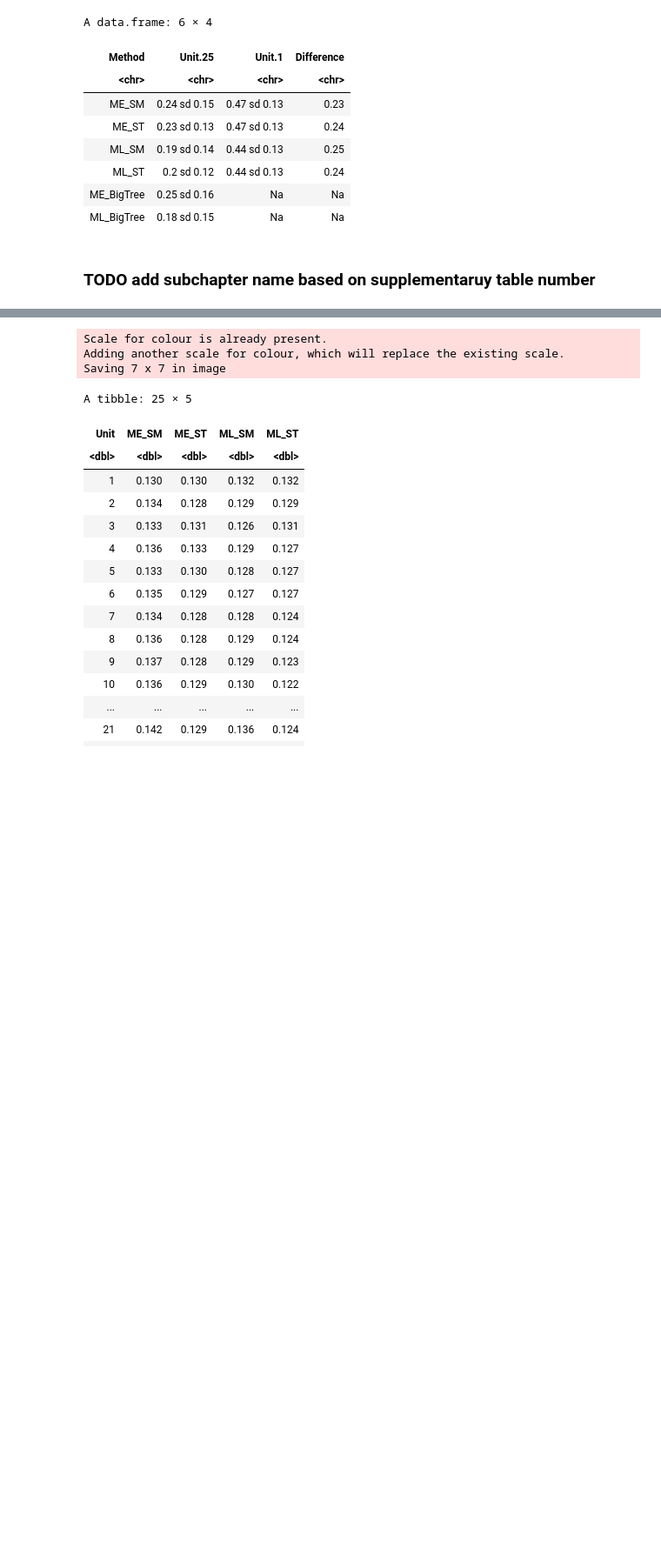
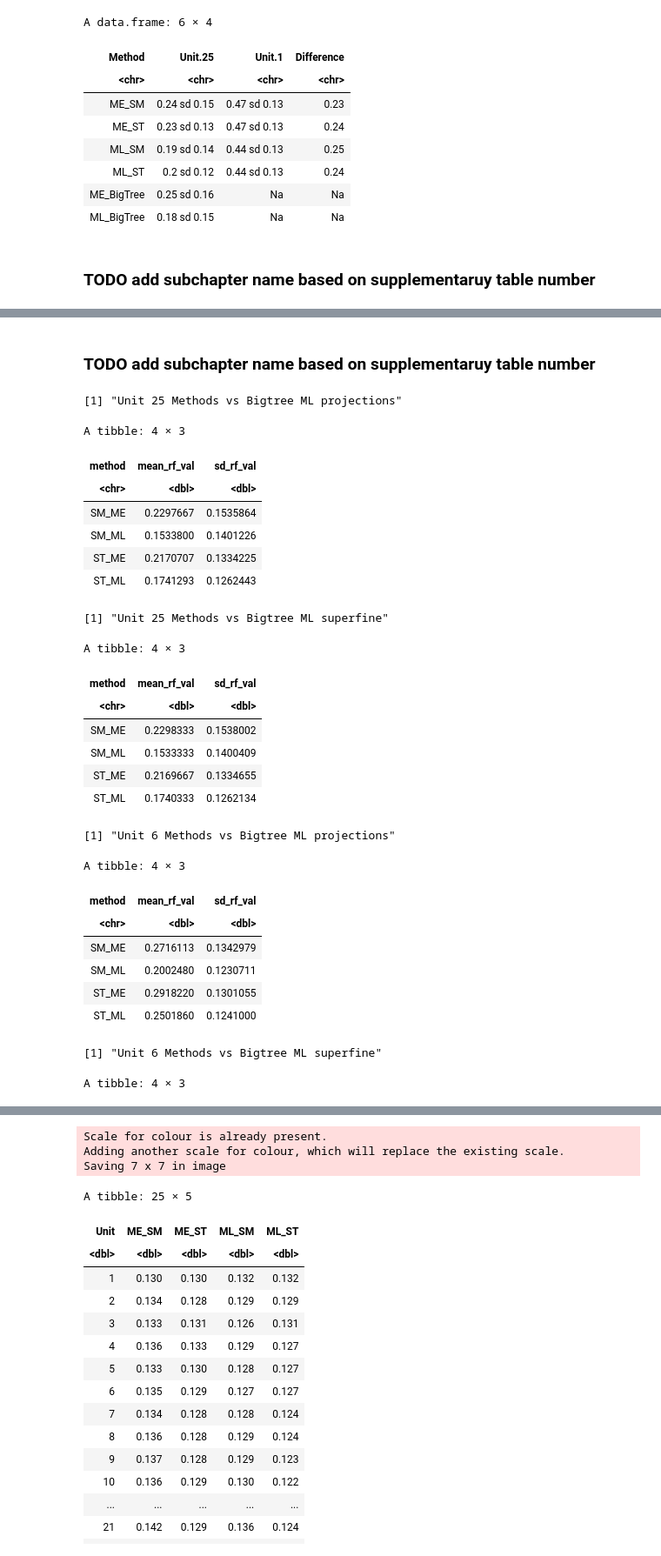
Before and after one commit to alessiovignoli/paralogs-nf, a Jupyter notebook: analysis/simulated_data.ipynb, the cells around one changed output, grey strips where cells are left out. Shown at 87% size. Drawn from its saved outputs; the diff is of its cells as text; code cells hidden in the pictures; blank space fills up the shorter version.

Commit message:
computed analysed and parsed RF differences between all methods and all bigtree paralog reference possible

```diff
--- a/analysis/simulated_data.ipynb
+++ b/analysis/simulated_data.ipynb
@@ -601,3 +863,80 @@ A matrix: 6 × 6 of type dbl
 | ML_ST_unit_25 | 9.52e-17 | 2.82e-14 | 5.04e-02 | NA | NA | NA |
 | ME_BigTree | 1.00e+00 | 2.21e-03 | 7.70e-18 | 1.21e-14 | NA | NA |
 | ML_BigTree | 1.55e-18 | 5.60e-17 | 1.00e+00 | 2.00e-04 | 1.7e-22 | NA |
+# %% [markdown]
+### TODO add subchapter name based on supplementaruy table number
+# %%
+#
+# analyzing the table of Supermatrix and Supertree trees VS BigTree
+#
+
+# read the table compiled in chapter 6. So this cell does not depend on that one to run, it just needs the table file.
+df_rf = read.table("tables/avg_RF_all_methods_vs_all_references.tsv", header=T)
+
+# filter df selecting the rows that are from unit 25 and use as reference the Bigtree ML projections.
+# do average and sd by method and print it.
+df_unit25_ML_proj = df_rf %>%
+  filter(unit == "25", ref == "Bigtree_ML_projection")
+stat_unit25_ML_proj = df_unit25_ML_proj %>%
+  group_by(method) %>%
+  summarise(mean_rf_val = mean(rf_val, na.rm = TRUE), sd_rf_val = sd(rf_val, na.rm = TRUE), .groups = "drop")
+"Unit 25 Methods vs Bigtree ML projections"
+stat_unit25_ML_proj
+
+# filter df selecting the rows that are from unit 25 and use as reference the Bigtree ML superfine (projections unified unsing superfine). comparison with the above.
+# do average and sd by method and print it.
+df_unit25_ML_sup = df_rf %>%
+  filter(unit == "25", ref == "Bigtree_ML_superfine")
+df_unit25_ML_sup = df_unit25_ML_sup %>%
+  group_by(method) %>%
+  summarise(mean_rf_val = mean(rf_val, na.rm = TRUE), sd_rf_val = sd(rf_val, na.rm = TRUE), .groups = "drop")
+"Unit 25 Methods vs Bigtree ML superfine"
+df_unit25_ML_sup
+
+# filter df selecting the rows that are from unit 6 and use as reference the Bigtree ML projections. comparison with empirical set.
+# do average and sd by method and print it.
+df_unit6_ML_proj = df_rf %>%
+  filter(unit == "6", ref == "Bigtree_ML_projection")
+stat_unit6_ML_proj = df_unit6_ML_proj %>%
+  group_by(method) %>%
+  summarise(mean_rf_val = mean(rf_val, na.rm = TRUE), sd_rf_val = sd(rf_val, na.rm = TRUE), .groups = "drop")
+"Unit 6 Methods vs Bigtree ML projections"
+stat_unit6_ML_proj
+
+
+# filter df selecting the rows that are from unit 6 and use as reference the Bigtree ML superfine (projections unified unsing superfine). comparison with the above.
+# do average and sd by method and print it.
+df_unit6_ML_sup = df_rf %>%
+  filter(unit == "6", ref == "Bigtree_ML_superfine")
+df_unit6_ML_sup = df_unit6_ML_sup %>%
+  group_by(method) %>%
+  summarise(mean_rf_val = mean(rf_val, na.rm = TRUE), sd_rf_val = sd(rf_val, na.rm = TRUE), .groups = "drop")
+"Unit 6 Methods vs Bigtree ML superfine"
+df_unit6_ML_sup
+# %% [output]
+[1] "Unit 25 Methods vs Bigtree ML projections"
+A tibble: 4 × 3
+| method | mean_rf_val | sd_rf_val |
+| <chr> | <dbl> | <dbl> |
+| SM_ME | 0.2297667 | 0.1535864 |
+| SM_ML | 0.1533800 | 0.1401226 |
+| ST_ME | 0.2170707 | 0.1334225 |
+| ST_ML | 0.1741293 | 0.1262443 |
+[1] "Unit 25 Methods vs Bigtree ML superfine"
+A tibble: 4 × 3
+| method | mean_rf_val | sd_rf_val |
+| <chr> | <dbl> | <dbl> |
+| SM_ME | 0.2298333 | 0.1538002 |
+| SM_ML | 0.1533333 | 0.1400409 |
+| ST_ME | 0.2169667 | 0.1334655 |
+| ST_ML | 0.1740333 | 0.1262134 |
+[1] "Unit 6 Methods vs Bigtree ML projections"
+A tibble: 4 × 3
+| method | mean_rf_val | sd_rf_val |
+| <chr> | <dbl> | <dbl> |
+| SM_ME | 0.2716113 | 0.1342979 |
+| SM_ML | 0.2002480 | 0.1230711 |
+| ST_ME | 0.2918220 | 0.1301055 |
+| ST_ML | 0.2501860 | 0.1241000 |
+[1] "Unit 6 Methods vs Bigtree ML superfine"
+A tibble: 4 × 3
```
Also changed, not shown: parts of 15 cells of this notebook, 1 other file.
